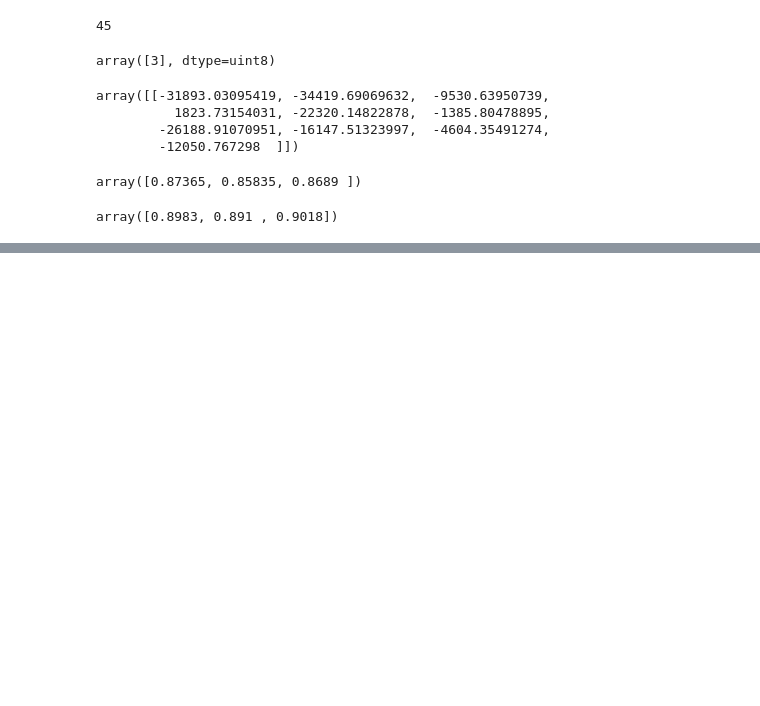
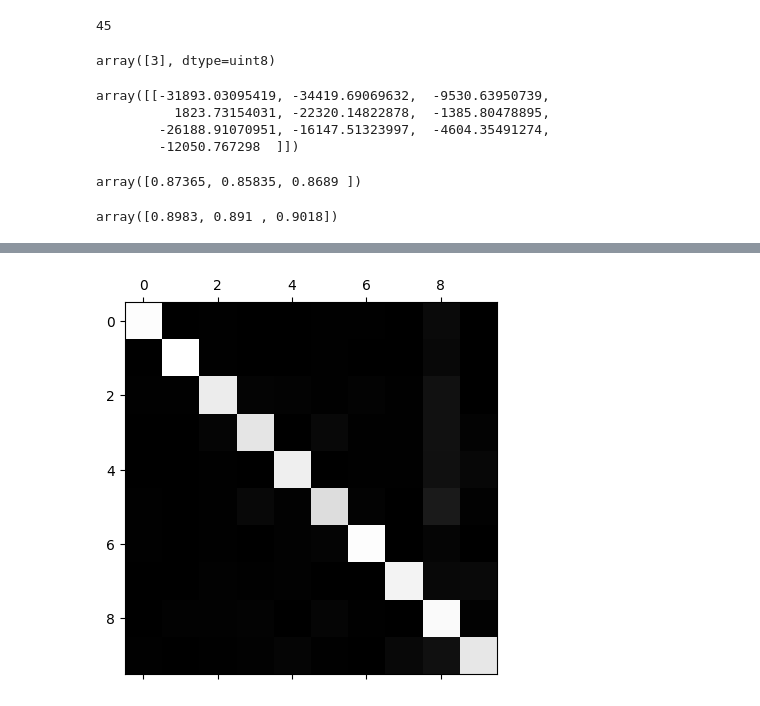
Before and after one commit to chaiminwoo0223/Advanced-Machine-Learning, a Jupyter notebook: 03 - Classification.ipynb, the cells around one changed output, grey strips where cells are left out. Saved outputs shown, nothing was run; the diff lists cells and outputs as text; code cells hidden in the pictures; blank space fills up the shorter version.

```diff
--- a/03 - Classification.ipynb
+++ b/03 - Classification.ipynb
@@ -368,0 +417,6 @@ array([0.8983, 0.891 , 0.9018])
+# %%
+np.diagonal(norm_conf_mx, 0)
+plt.matshow(norm_conf_mx, cmap=plt.cm.gray)
+plt.show()
+# %% [output]
+[figure, added]
```
Also changed, not shown: parts of 16 cells of this notebook.
